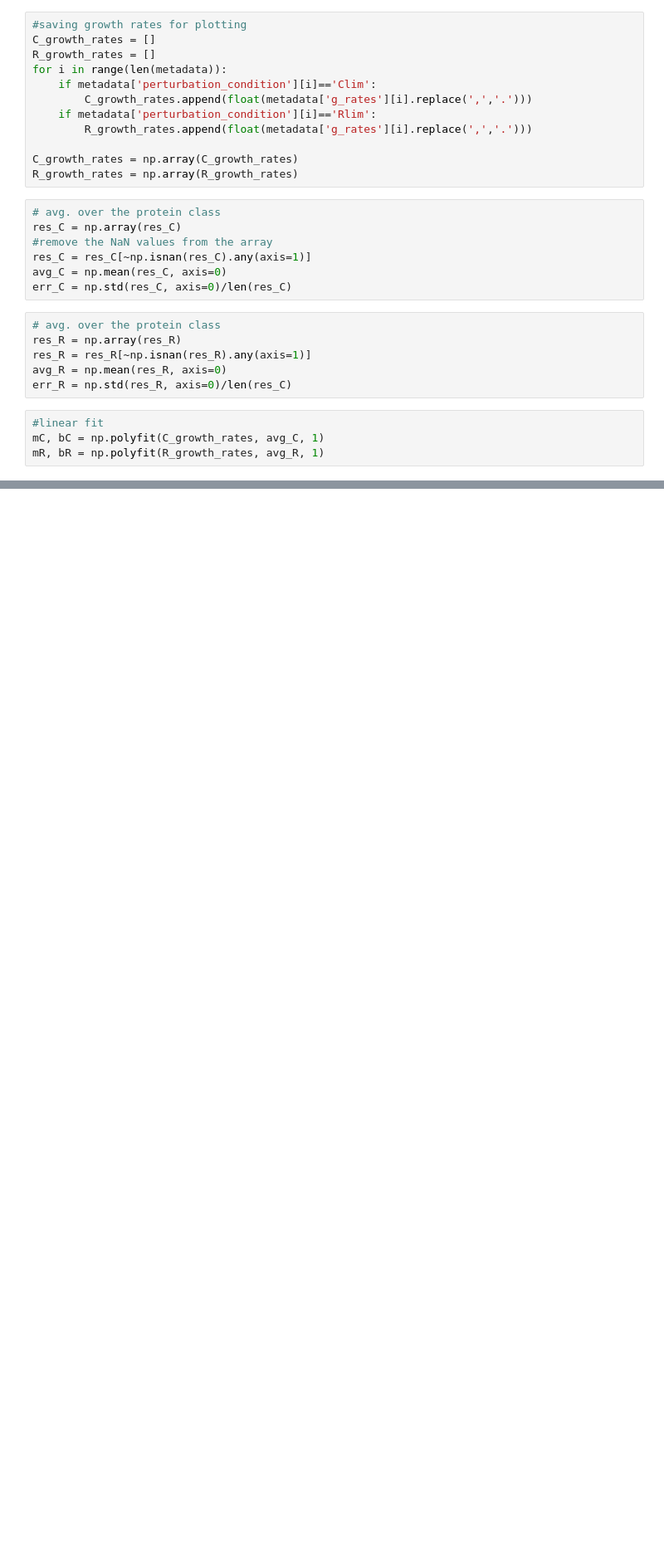
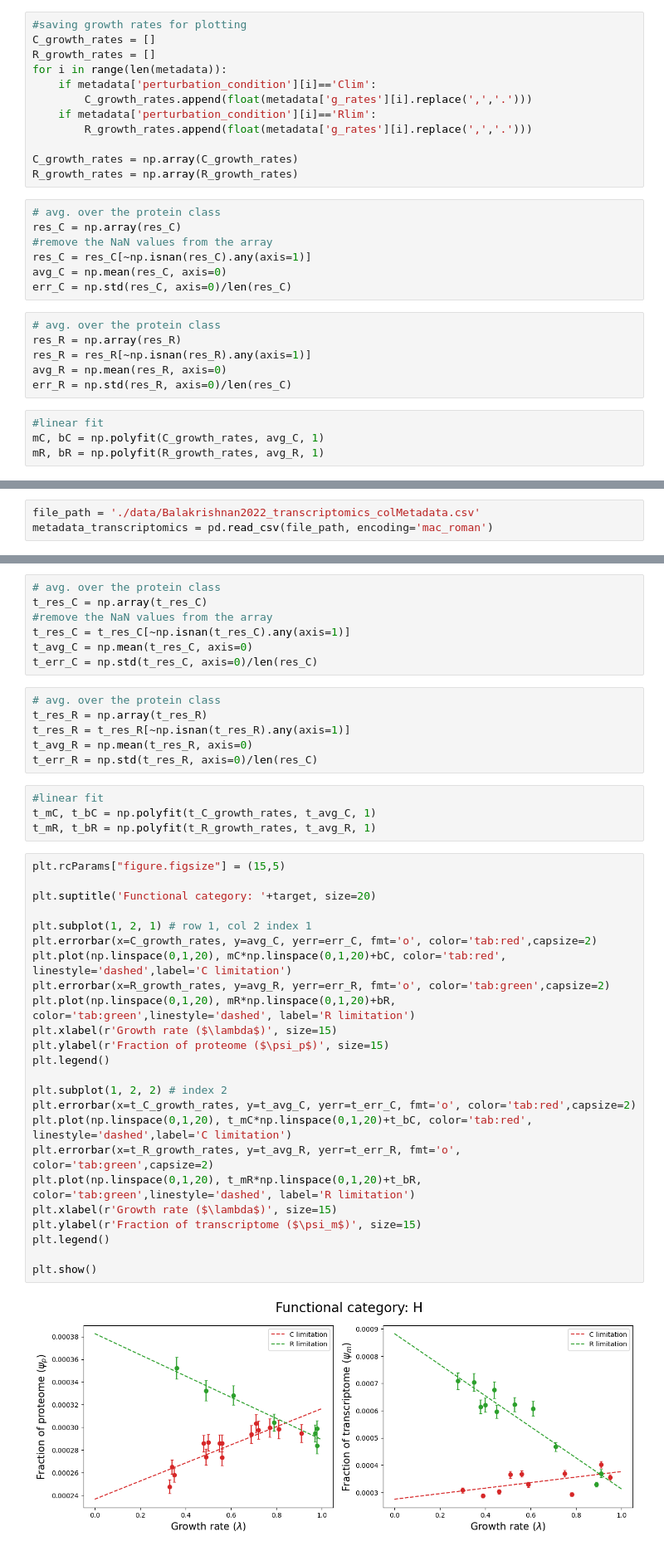
Before and after one commit to thomasrobiglio/TD-BU_systemsbiology, a Jupyter notebook: Tutorial.ipynb, the cells around one changed output, grey strips where cells are left out. Shown: that part at 83% size. Saved outputs shown, nothing was run; the diff lists cells and outputs as text; blank space fills up the shorter version.

```diff
--- a/Tutorial.ipynb
+++ b/Tutorial.ipynb
@@ -216,0 +225,3 @@ plt.show()
+# %%
+file_path = './data/Balakrishnan2022_transcriptomics_colMetadata.csv'
+metadata_transcriptomics = pd.read_csv(file_path, encoding='mac_roman')
@@ -216,0 +277,43 @@ plt.show()
+# %%
+# avg. over the protein class
+t_res_C = np.array(t_res_C)
+#remove the NaN values from the array
+t_res_C = t_res_C[~np.isnan(t_res_C).any(axis=1)]
+t_avg_C = np.mean(t_res_C, axis=0)
+t_err_C = np.std(t_res_C, axis=0)/len(res_C)
+# %%
+# avg. over the protein class
+t_res_R = np.array(t_res_R)
+t_res_R = t_res_R[~np.isnan(t_res_R).any(axis=1)]
+t_avg_R = np.mean(t_res_R, axis=0)
+t_err_R = np.std(t_res_R, axis=0)/len(res_C)
+# %%
+#linear fit
+t_mC, t_bC = np.polyfit(t_C_growth_rates, t_avg_C, 1)
+t_mR, t_bR = np.polyfit(t_R_growth_rates, t_avg_R, 1)
+# %%
+plt.rcParams["figure.figsize"] = (15,5)
+
+plt.suptitle('Functional category: '+target, size=20)
+
+plt.subplot(1, 2, 1) # row 1, col 2 index 1
+plt.errorbar(x=C_growth_rates, y=avg_C, yerr=err_C, fmt='o', color='tab:red',capsize=2)
+plt.plot(np.linspace(0,1,20), mC*np.linspace(0,1,20)+bC, color='tab:red', linestyle='dashed',label='C limitation')
+plt.errorbar(x=R_growth_rates, y=avg_R, yerr=err_R, fmt='o', color='tab:green',capsize=2)
+plt.plot(np.linspace(0,1,20), mR*np.linspace(0,1,20)+bR, color='tab:green',linestyle='dashed', label='R limitation')
+plt.xlabel(r'Growth rate ($\lambda$)', size=15)
+plt.ylabel(r'Fraction of proteome ($\psi_p$)', size=15)
+plt.legend()
+
+plt.subplot(1, 2, 2) # index 2
+plt.errorbar(x=t_C_growth_rates, y=t_avg_C, yerr=t_err_C, fmt='o', color='tab:red',capsize=2)
+plt.plot(np.linspace(0,1,20), t_mC*np.linspace(0,1,20)+t_bC, color='tab:red', linestyle='dashed',label='C limitation')
+plt.errorbar(x=t_R_growth_rates, y=t_avg_R, yerr=t_err_R, fmt='o', color='tab:green',capsize=2)
+plt.plot(np.linspace(0,1,20), t_mR*np.linspace(0,1,20)+t_bR, color='tab:green',linestyle='dashed', label='R limitation')
+plt.xlabel(r'Growth rate ($\lambda$)', size=15)
+plt.ylabel(r'Fraction of transcriptome ($\psi_m$)', size=15)
+plt.legend()
+
+plt.show()
+# %% [output]
+[figure, added]
```
Also changed, not shown: parts of 7 cells of this notebook.
